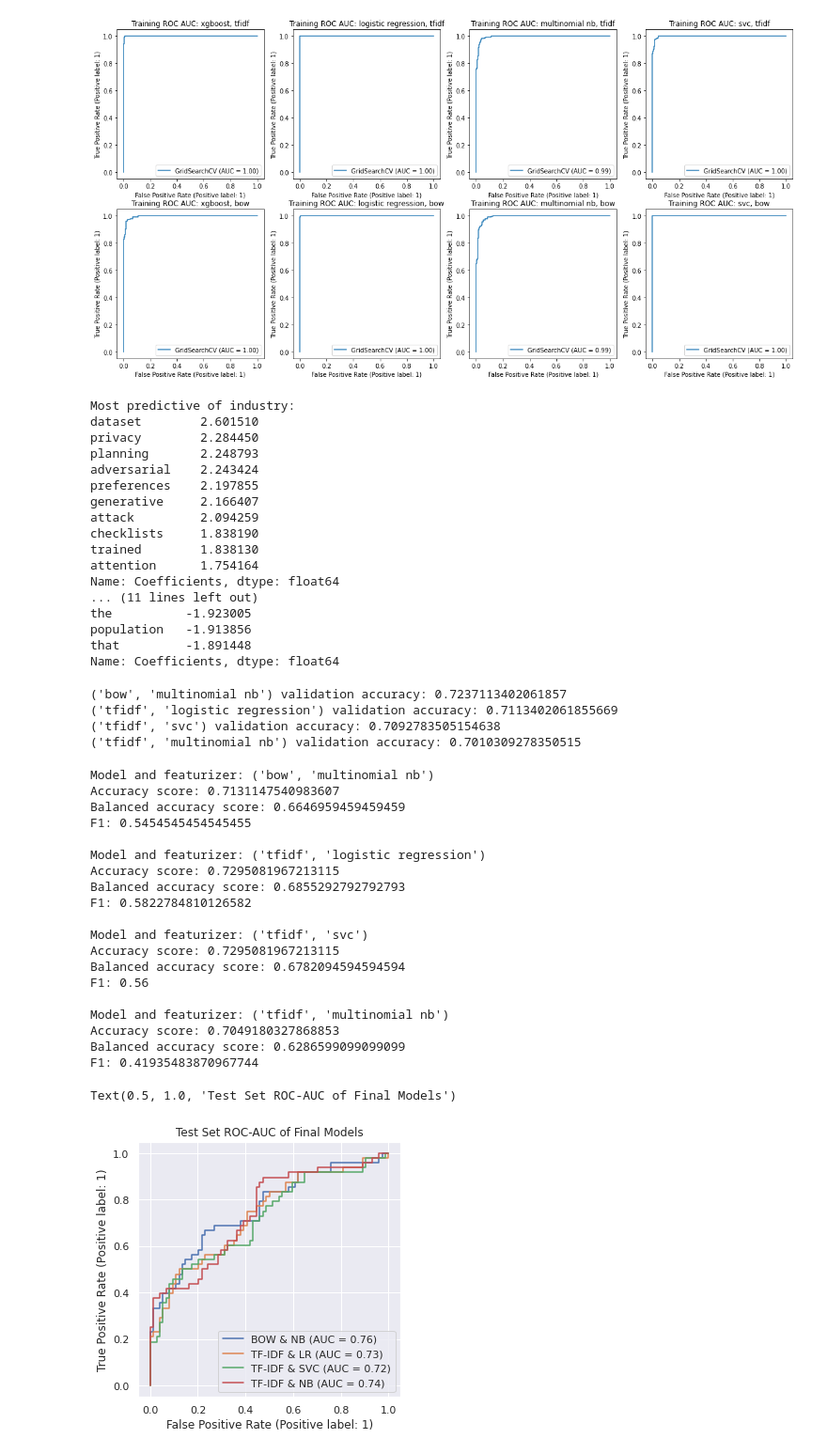
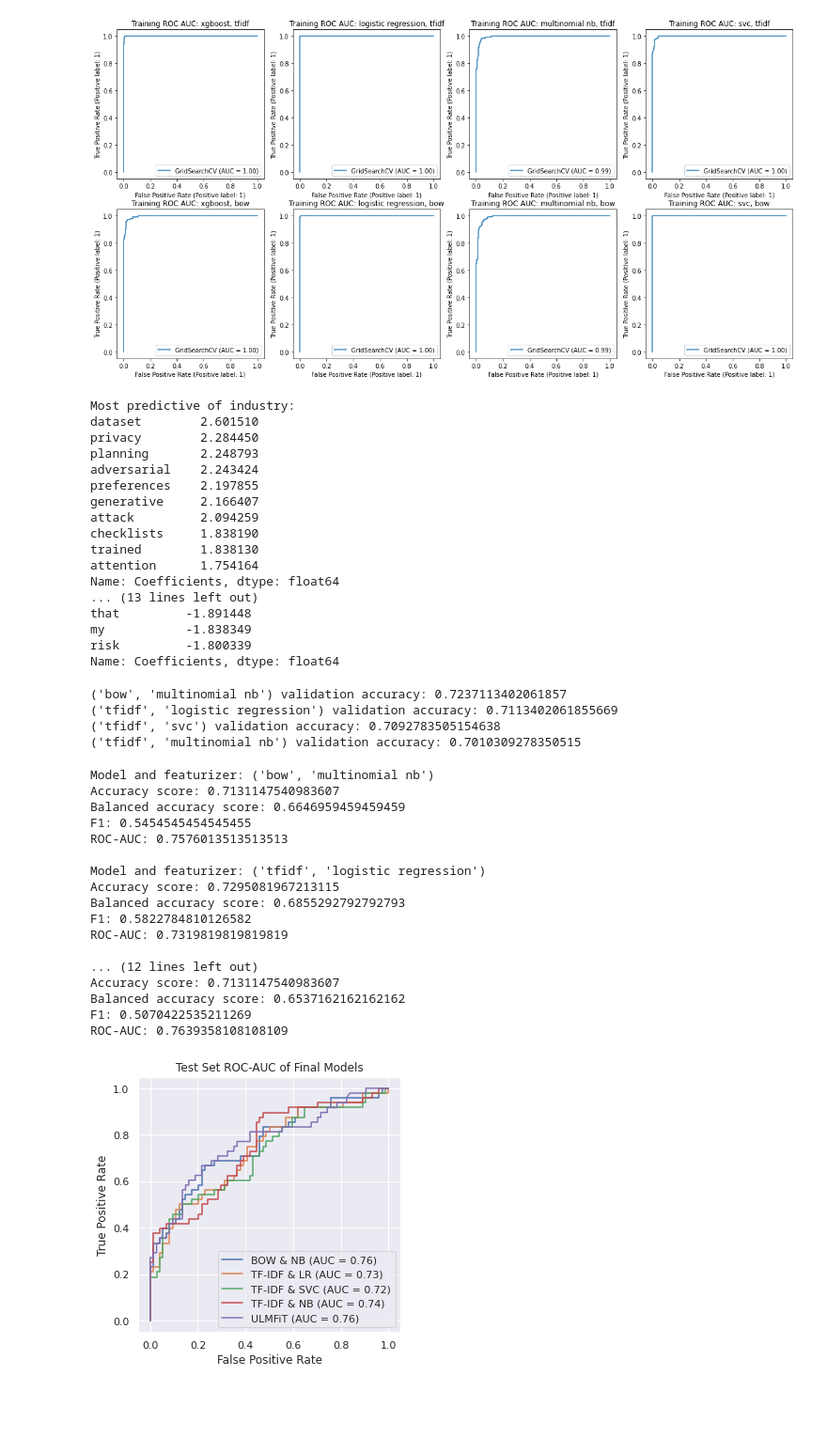
Before and after one commit to aishwarya-rm/cos524_project, a Jupyter notebook: topic_modeling.ipynb, the cells around one changed output. Shown at 94% size. Drawn from its saved outputs; the diff is of its cells as text; code cells hidden in the pictures; blank space fills up the shorter version.

```diff
--- a/topic_modeling.ipynb
+++ b/topic_modeling.ipynb
@@ -443,7 +447,7 @@ print("\nMost predictive of industry:")
 print(coefs['Coefficients'].nlargest(10))
 
 print("\nMost predictive of academia:")
-print(coefs['Coefficients'].nsmallest(12))
+print(coefs['Coefficients'].nsmallest(14))
 # %% [output]
 Most predictive of industry:
 dataset        2.601510
@@ -457,10 +461,10 @@ checklists     1.838190
 trained        1.838130
 attention      1.754164
 Name: Coefficients, dtype: float64
-... (11 lines left out)
-the          -1.923005
-population   -1.913856
+... (13 lines left out)
 that         -1.891448
+my           -1.838349
+risk         -1.800339
 Name: Coefficients, dtype: float64
 # %%
 # find highest accuracy models
@@ -487,42 +491,57 @@ label_map = {
     ('tfidf', 'multinomial nb'): 'TF-IDF & NB',
     ('tfidf', 'xgboost'): 'TF-IDF & XGBoost',
     ('tfidf', 'svc'): 'TF-IDF & SVC',
     ('bow', 'xgboost'): 'BOW & XGBoost'
 }
 
 for bm in best_acc_models:
     model = bm[1].best_estimator_
     print(f"Model and featurizer: {bm[0]}")
 
     prediction = model.predict(X_test)
     print(f"Accuracy score: {accuracy_score(y_test, prediction)}")
     print(f"Balanced accuracy score: {balanced_accuracy_score(y_test, prediction)}")
     print(f"F1: {f1_score(y_test, prediction)}")
+    try:
+        probs = model.predict_proba(X_test)[:, 1]
+    except:
+        probs = model.decision_function(X_test)
+    roc_auc = roc_auc_score(y_test, probs)
+    print(f"ROC-AUC: {roc_auc}")
     disp = plot_roc_curve(model, X_test, y_test, ax=ax, name=label_map[bm[0]])
 
     print()
 
+print("ULMFiT results:")
+ulmfit_preds = pkl.load(open("./data/ulmfit_preds/test.pkl", 'rb'))
+ulmfit_probs = ulmfit_preds["probs"]
+ulmfit_class = ulmfit_preds["class"]
+print(f"Accuracy score: {accuracy_score(y_test, ulmfit_class)}")
+print(f"Balanced accuracy score: {balanced_accuracy_score(y_test, ulmfit_class)}")
+print(f"F1: {f1_score(y_test, ulmfit_class)}")
+roc_auc = roc_auc_score(y_test, ulmfit_probs)
+print(f"ROC-AUC: {roc_auc}")
+fpr, tpr, _ = roc_curve(y_test, ulmfit_probs)
+roc_display = RocCurveDisplay(fpr=fpr, tpr=tpr).plot(ax=ax, label=f"ULMFiT (AUC = {roc_auc:.2f})")
+
 ax.set_title("Test Set ROC-AUC of Final Models")
-# plt.savefig("figures/test_rocauc.png")
+plt.savefig("figures/test_rocauc.png")
 # %% [output]
 Model and featurizer: ('bow', 'multinomial nb')
 Accuracy score: 0.7131147540983607
 Balanced accuracy score: 0.6646959459459459
 F1: 0.5454545454545455
+ROC-AUC: 0.7576013513513513
 
 Model and featurizer: ('tfidf', 'logistic regression')
 Accuracy score: 0.7295081967213115
 Balanced accuracy score: 0.6855292792792793
 F1: 0.5822784810126582
+ROC-AUC: 0.7319819819819819
 
-Model and featurizer: ('tfidf', 'svc')
-Accuracy score: 0.7295081967213115
-Balanced accuracy score: 0.6782094594594594
-F1: 0.56
-
-Model and featurizer: ('tfidf', 'multinomial nb')
-Accuracy score: 0.7049180327868853
-Balanced accuracy score: 0.6286599099099099
-F1: 0.41935483870967744
+... (12 lines left out)
+Accuracy score: 0.7131147540983607
+Balanced accuracy score: 0.6537162162162162
+F1: 0.5070422535211269
+ROC-AUC: 0.7639358108108109
-Text(0.5, 1.0, 'Test Set ROC-AUC of Final Models')
-[figure, old version]
+[figure, new version]
```
Also changed, not shown: parts of 2 cells of this notebook, 2 other files.
